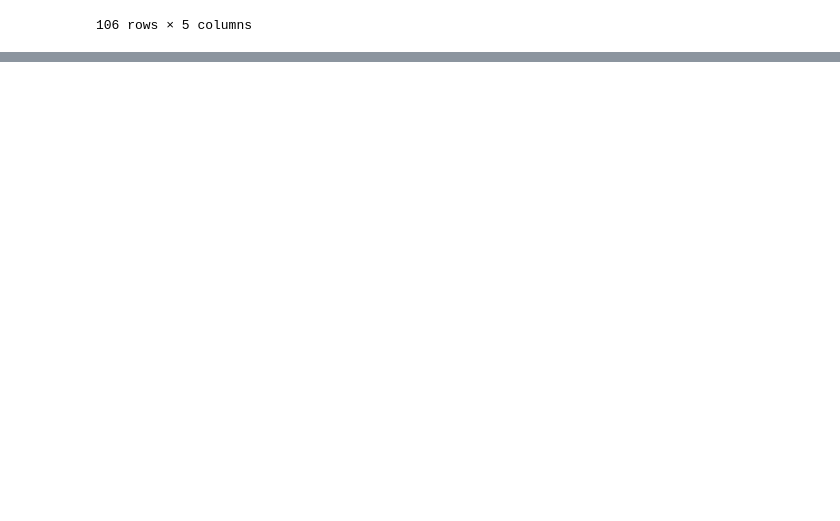
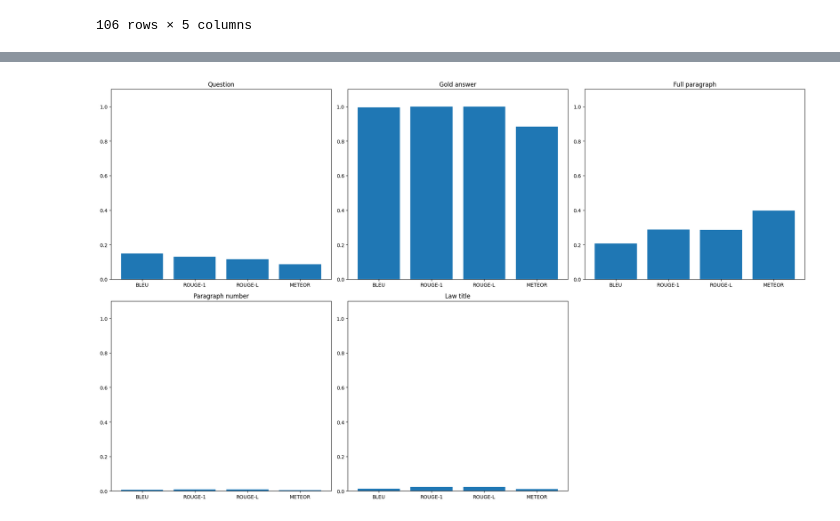
Before and after one commit to asgerkromand/ANLPDP_exam, a Jupyter notebook: eval.ipynb, the cells around one changed output, grey strips where cells are left out. Drawn from its saved outputs; the diff is of its cells as text; code cells hidden in the pictures; blank space fills up the shorter version.

```diff
--- a/eval.ipynb
+++ b/eval.ipynb
@@ -27,0 +123,41 @@ gold_answers = devset['answer'].tolist()
+# %%
+def plot_model_scores(results, metrics=None, titles=None):
+
+    # if metrics is None, use all available metrics
+    if metrics is None:
+        metrics = list(next(iter(results.values())).keys())
+
+    filtered_results = {
+        model: {metric: score for metric, score in scores.items() if metric in metrics}
+        for model, scores in results.items()
+    }
+
+    # y axis max value
+    max_value = max(max(scores.values()) for scores in filtered_results.values())
+
+    # grid dimensions
+    n_models = len(filtered_results)
+    n_cols = int(np.ceil(np.sqrt(n_models)))
+    n_rows = int(np.ceil(n_models / n_cols))
+    fig, axes = plt.subplots(n_rows, n_cols, figsize=(20, 12))
+    axes = axes.ravel()
+
+    # plot each model
+    for idx, (model, scores) in enumerate(filtered_results.items()):
+        ax = axes[idx]
+        ax.bar(scores.keys(), scores.values())
+        title = titles[idx] if titles and idx < len(titles) else f'Model {model}'
+        ax.set_title(title)
+        ax.tick_params(axis='x')
+        ax.set_ylim(0, max_value * 1.1)
+
+    # hide any empty subplots
+    for idx in range(n_models, len(axes)):
+        axes[idx].set_visible(False)
+
+    plt.tight_layout()
+    plt.show()
+# %%
+plot_model_scores(results, metrics=['BLEU', 'ROUGE-1', 'ROUGE-L', 'METEOR'], titles = ['Question', 'Gold answer', 'Full paragraph', 'Paragraph number', 'Law title'])
+# %% [output]
+[figure, added]
```
Also changed, not shown: parts of 5 cells of this notebook, 1 other file.
